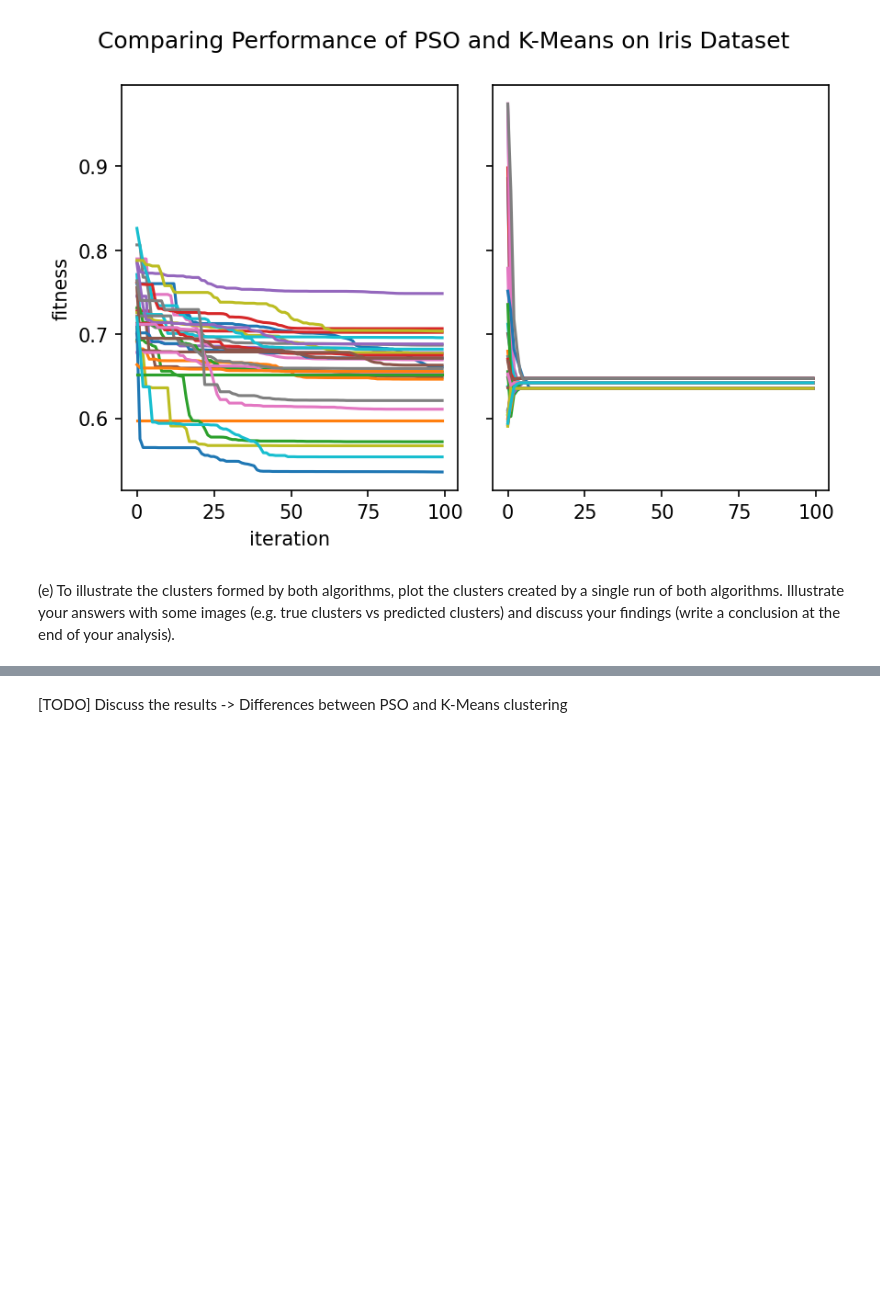
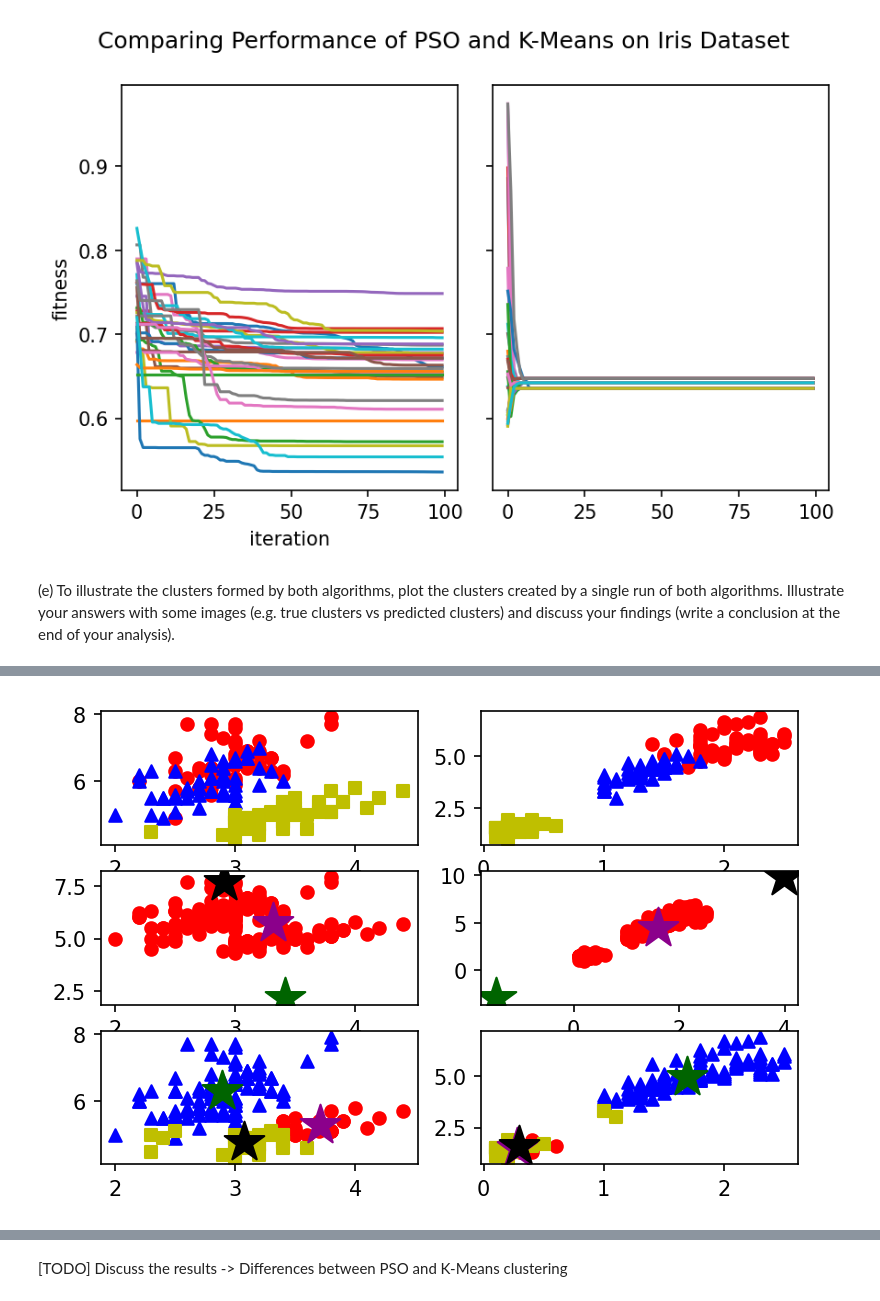
Before and after one commit to JanSchering/natural_computing, a Jupyter notebook: assignment_2/Ex3.ipynb, the cells around one changed output, grey strips where cells are left out. Saved outputs shown, nothing was run; the diff lists cells and outputs as text; code cells hidden in the pictures; blank space fills up the shorter version.

```diff
--- a/assignment_2/Ex3.ipynb
+++ b/assignment_2/Ex3.ipynb
@@ -702,0 +697,73 @@ at the end of your analysis).
+# %%
+def get_assignments(particle, dataset):
+    assignments = []
+    for datapoint in dataset:
+        distances = []
+        for centroid in particle:
+            distances.append(calc_distance(centroid, datapoint))
+        assignments.append(np.argmin(distances))
+    return np.array(assignments)
+# %%
+# Plot the predicted clustering vs true clustering for the Iris Dataset
+df = pd.read_csv("iris.data", names=["sepal length", "sepal width", "petal length", "petal width", "label"])
+
+fig, axs = plt.subplots(3,2, facecolor='w')
+# Define pyplot utils
+cluster_marker = "*"
+cluster_color = ["darkmagenta", "darkgreen", "black"]
+
+# Plot the original dataset
+plot_iris_dataset(axs[0][0], axs[0][1], df)
+
+# Plot the assignments generated by K-Means PSO
+dataset = df.iloc[:, :-1].to_numpy()
+assert dataset.shape == (df.shape[0], 4)
+_, num_dimensions = dataset.shape
+best, best_fitness, fitness_history = k_means_PSO(K, num_dimensions, dataset, pop_size, iterations, omega, alpha1, alpha2)
+
+
+# Create different markers for each class
+markers = ["o", "^", "s"]
+colors = ["r", "b", "y"]
+labels = set(df["label"])
+
+# Plot the results
+assignments = get_assignments(best, dataset)
+print(assignments)
+print(len(assignments))
+for cluster_idx, label in enumerate(labels):
+    class_points = dataset[assignments == cluster_idx]
+    print(class_points.shape)
+    if class_points.shape[0] > 0:
+        # Plot the assigned Petal width/length
+        axs[1][0].scatter(class_points[:, 1], class_points[:, 0], marker=markers[cluster_idx], color=colors[cluster_idx], label=label)
+        axs[1][1].scatter(class_points[:, 3], class_points[:, 2], marker=markers[cluster_idx], color=colors[cluster_idx], label=label)
+# Plot the centroids on top of the assigned datapoints
+for idx, cluster in enumerate(best):
+    axs[1][0].scatter(cluster[1], cluster[0], marker=cluster_marker, color=cluster_color[idx], label=f"Centroid class{idx}", s=400)
+    axs[1][1].scatter(cluster[3], cluster[2], marker=cluster_marker, color=cluster_color[idx], label=f"Centroid class{idx}", s=400)
+
+# Plot the dataset with classes assigned according to the best found clustering using K-Means
+best, best_fitness, fitness_history = K_Means(K, dataset, iterations, num_inits)
+
+# Create different markers for each class
+markers = ["o", "^", "s"]
+colors = ["r", "b", "y"]
+labels = set(df["label"])
+
+# Plot the results
+assignments = get_assignments(best, dataset)
+for cluster_idx, label in enumerate(labels):
+    class_points = dataset[assignments == cluster_idx]
+    if class_points.shape[0] > 0:
+        # Plot the assigned Petal width/length
+        axs[2][0].scatter(class_points[:, 1], class_points[:, 0], marker=markers[cluster_idx], color=colors[cluster_idx], label=label)
+        axs[2][1].scatter(class_points[:, 3], class_points[:, 2], marker=markers[cluster_idx], color=colors[cluster_idx], label=label)
+# Plot the centroids on top of the assigned datapoints
+for idx, cluster in enumerate(best):
+    axs[2][0].scatter(cluster[1], cluster[0], marker=cluster_marker, color=cluster_color[idx], label=f"Centroid class{idx}", s=400)
+    axs[2][1].scatter(cluster[3], cluster[2], marker=cluster_marker, color=cluster_color[idx], label=f"Centroid class{idx}", s=400)
+
+fig.set_dpi(150)
+fig.tight_layout()
+# %% [output]
@@ -702,0 +779 @@ at the end of your analysis).
+[figure, added]
```
Also changed, not shown: parts of 13 cells of this notebook.
